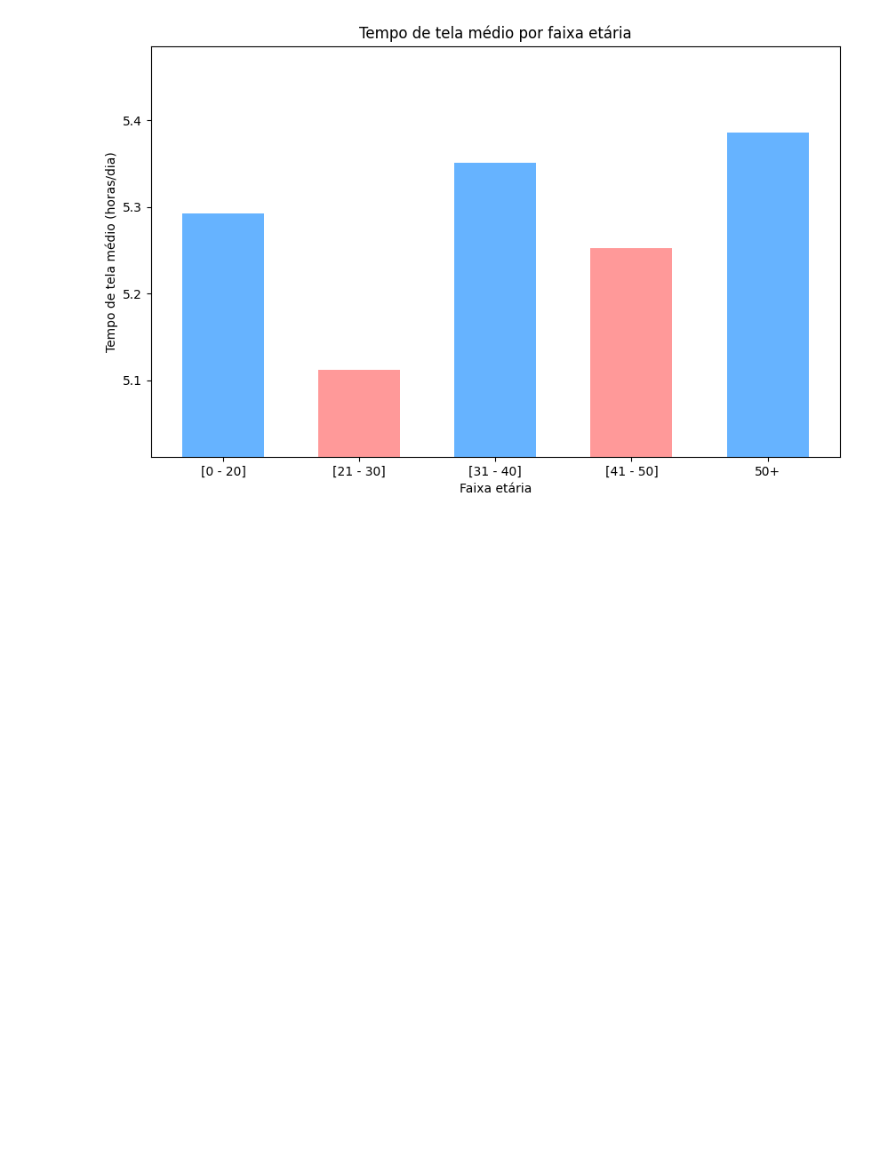
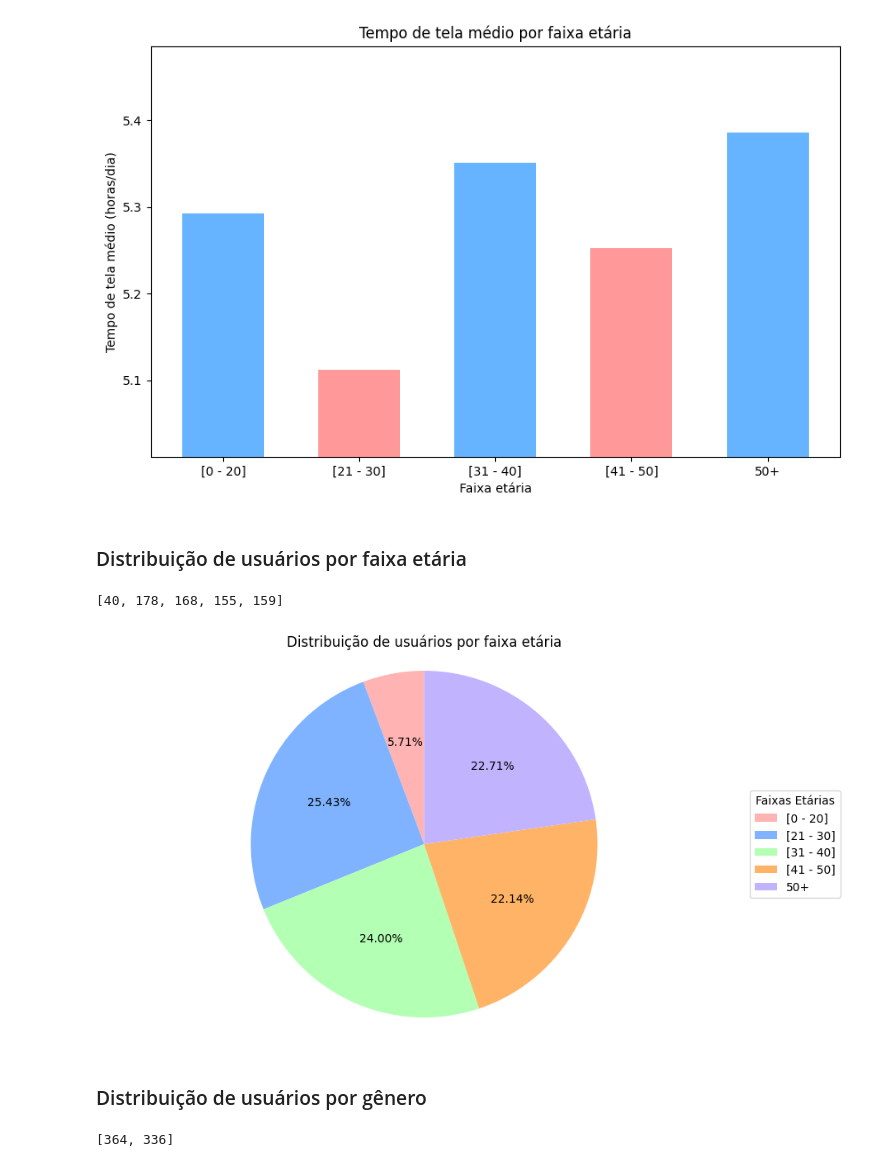
Before and after one commit to ViniciusLeoniGoncalves/Projeto-final-Org-Dados, a Jupyter notebook: analysis/analysis.ipynb, the cells around one changed output. Cells and saved outputs as stored; diff of their text form; code cells hidden in the pictures; blank space fills up the shorter version.

```diff
--- a/analysis/analysis.ipynb
+++ b/analysis/analysis.ipynb
@@ -293,3 +293,60 @@ ax.set_ylim([min(y) - 0.1, max(y) + 0.1])   # Ajusta o intervalo do eixo y
 plt.show()
 # %% [output]
 [figure]
+# %% [markdown]
+### Distribuição de usuários por faixa etária
+# %%
+# Contagem de usuários por faixa etária
+counts = [
+    len(df_filtered_1),
+    len(df_filtered_2),
+    len(df_filtered_3),
+    len(df_filtered_4),
+    len(df_filtered_5)
+]
+counts = [0 if pd.isna(val) else val for val in counts]   # Substitui NaN por 0
+counts
+# %% [output]
+[40, 178, 168, 155, 159]
+# %%
+fig, ax = plt.subplots(figsize = (10, 6))
+wedeges, texts, autotexts = ax.pie( # Configura o gráfico de pizza
+    counts,
+    autopct = '%1.2f%%',
+    startangle = 90,
+    colors = ["#ffb3b3","#80b3ff","#b3ffb3","#ffb366","#c2b3ff"]
+)
+
+# Personalizar o gráfico
+ax.axis('equal')    # Corrige o formato para um círculo
+# Adicionar a legenda fora do gráfico
+ax.legend(
+    wedeges,    # Referência às fatias do gráfico
+    x,          # Texto da legenda
+    title = "Faixas Etárias",
+    loc = "center left",            # Localização da legenda
+    bbox_to_anchor=(1, 0, 0.5, 1)   # Ajusta a posição da legenda (fora do gráfico)
+)
+plt.title("Distribuição de usuários por faixa etária")
+
+plt.show()
+# %% [output]
+[figure, added]
+# %% [markdown]
+### Distribuição de usuários por gênero
+# %%
+# Configuração dos filtros de gênero
+df_gender_male = df[df['Gender'] == "Male"]
+df_gender_female = df[df['Gender'] == "Female"]
+
+labels = ["Masculino", "Feminino"]
+
+# Contagem de usuários por gênero
+counts = [
+    len(df_gender_male),
+    len(df_gender_female)
+]
+counts = [0 if pd.isna(val) else val for val in counts]   # Substitui NaN por 0
+counts
+# %% [output]
+[364, 336]
```
Also changed, not shown: parts of 7 cells of this notebook.
